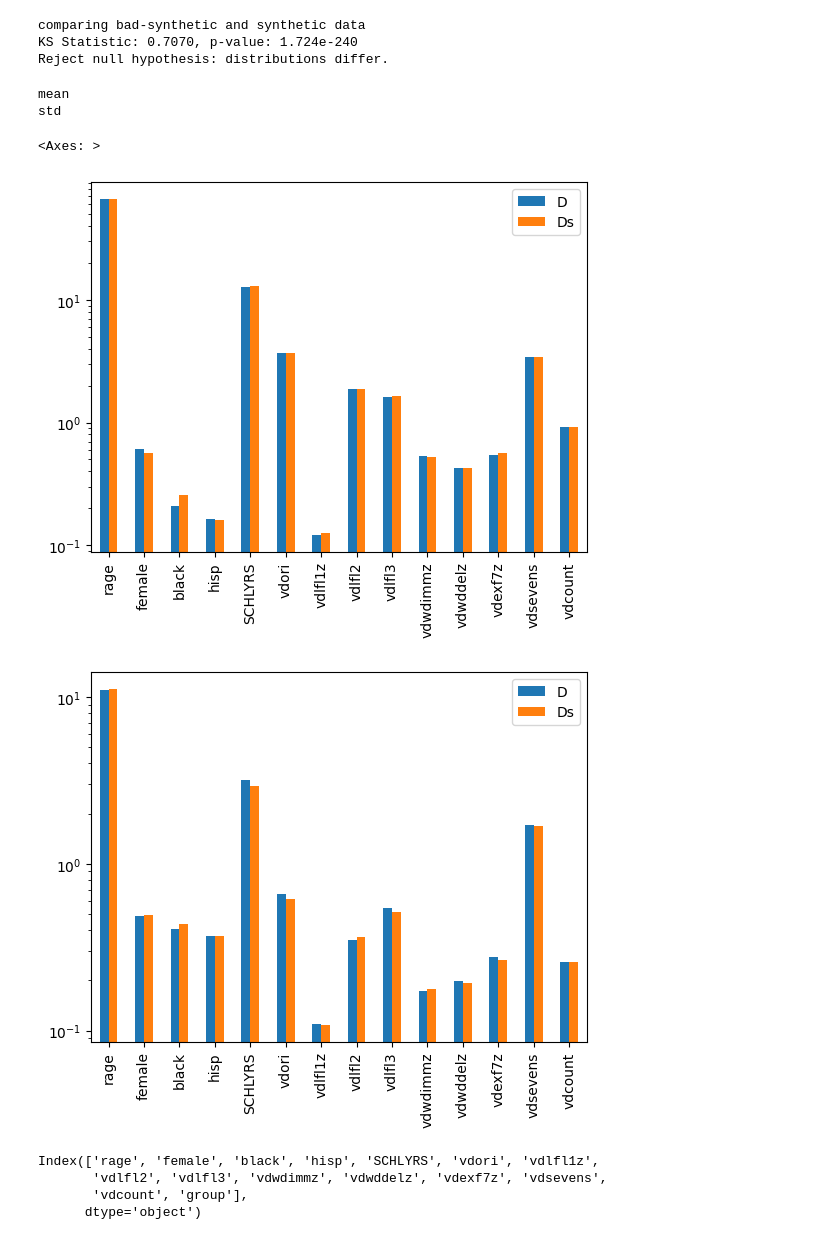
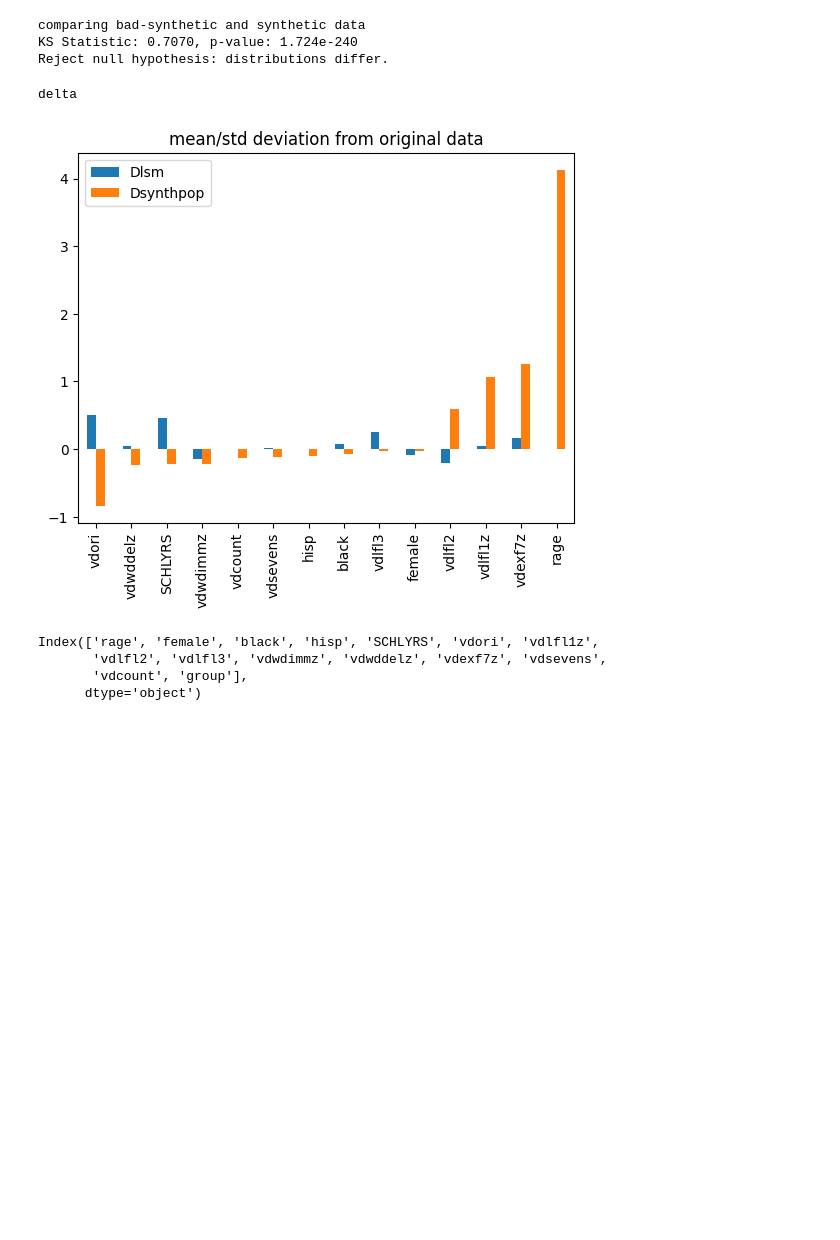
Before and after one commit to zeroknowledgediscovery/nsythentic, a Jupyter notebook: goodness_of_synthesis/ntb/process2restricted.ipynb, the cells around one changed output. Cells and saved outputs as stored; diff of their text form; code cells hidden in the pictures; blank space fills up the shorter version.

```diff
--- a/goodness_of_synthesis/ntb/process2restricted.ipynb
+++ b/goodness_of_synthesis/ntb/process2restricted.ipynb
@@ -230,6 +230,10 @@ def safe_to_float(series):
 # Apply column-wise
 D=D_.apply(safe_to_float)
 Ds=Ds_.apply(safe_to_float)
+Dsynthpop=dsynthpop.apply(safe_to_float)
 # %%
-Dm=D.mean(numeric_only=True)
-Dv=D.std(numeric_only=True)
+Dm=D.mean(numeric_only=True)/D.std(numeric_only=True)
+Dsm=Ds.mean(numeric_only=True)/Ds.std(numeric_only=True)
+Dsynthpopm=Dsynthpop.mean(numeric_only=True)/Dsynthpop.std(numeric_only=True)
+deltaLSM=Dsm-Dm
+deltaSynthpop=Dsynthpopm-Dm
@@ -239,14 +240,14 @@ Dsv=Ds.std(numeric_only=True)
 # %%
-print('mean')
-pd.DataFrame({'D':Dm,'Ds':Dsm}).plot(kind='bar',logy=True)
-print('std')
-pd.DataFrame({'D':Dv,'Ds':Dsv}).plot(kind='bar',logy=True)
+print('delta')
+deltadf=pd.DataFrame({'Dlsm':deltaLSM,'Dsynthpop':deltaSynthpop}).sort_values('Dsynthpop')
+deltadf.plot(kind='bar')
+plt.gca().set_title('mean/std deviation from original data')
+#print('std')
+#pd.DataFrame({'D':Dv,'Dlsm':Dsv,'Dsynthpop':Dsynthpopv}).plot(kind='bar')
+plt.savefig('complsmsynthpop.png',dpi=300)
 # %% [output]
-mean
-std
+delta
-<Axes: >
-[figure, old version]
+[figure, new version]
-[figure, removed]
 # %%
 dsynthpop.columns
 # %% [output]
```
Also changed, not shown: parts of 1 cell of this notebook, 4 other files.
